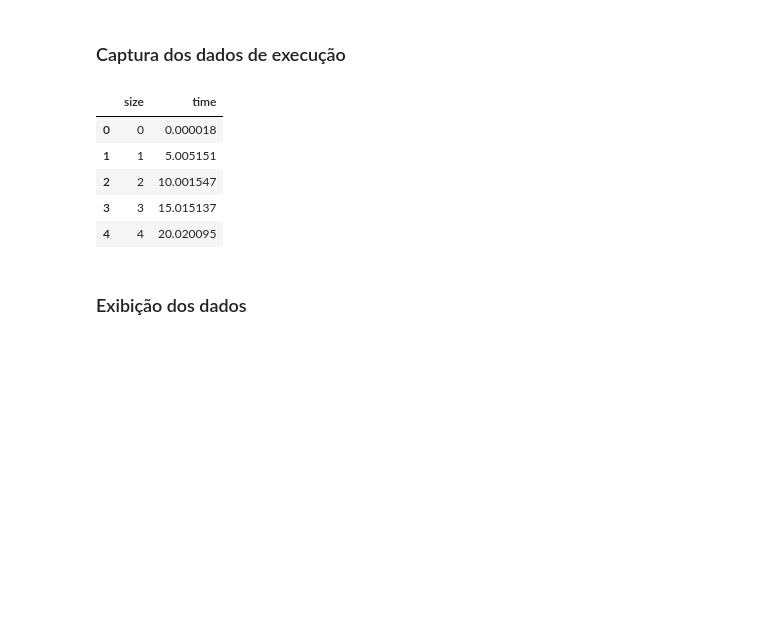
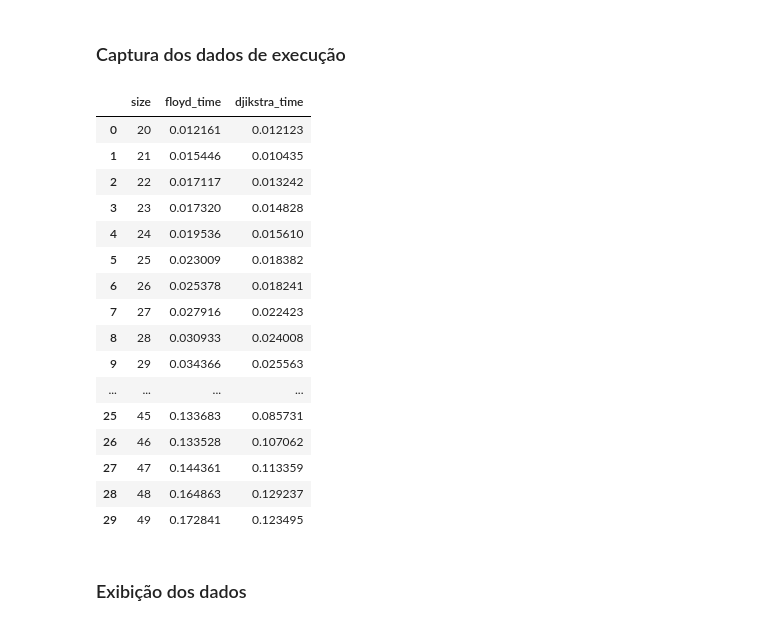
Before and after one commit to RonildoSilva/Avalia-o-Te-rica---Floyd-x-Dijkstra, a Jupyter notebook: Submissão_2_[Floyd_x_Dijkstra]_(Avaliação_Teórica).ipynb, the cells around one changed output. Saved outputs shown, nothing was run; the diff lists cells and outputs as text; code cells hidden in the pictures; blank space fills up the shorter version.

```diff
--- a/Submissão_2_[Floyd_x_Dijkstra]_(Avaliação_Teórica).ipynb
+++ b/Submissão_2_[Floyd_x_Dijkstra]_(Avaliação_Teórica).ipynb
@@ -139,3 +124,43 @@ for i in range(N):
+# %%
+import random
+import time
+import numpy as np
+
+# estrutura dos dados
+size_time_data = list()
+cols = ['size', 'floyd_time', 'djikstra_time']
+
+# semente aleatoria
+np.random.seed(42)
+
+# menor valor numero de vertices
+N = 20
+# maior valor numero de vertices
+M = 50
+
+for i in range(N, M):
+
+    # gera um grafo de n vertices
+    graph = np.random.randint(100, size=(i,i))
+
+    # atribui a diagonal, valores iguais a 0
+    np.fill_diagonal(graph, 0)
+
+    # floyd
+    start_floyd = time.time()
+    floyd_warshall(graph)
+    end_floyd = time.time()
+
+    delta_time_floyd = end_floyd - start_floyd
+
+    # djikstra
+    start_djikstra = time.time()
+    n_djikstra(graph)
+    end_djikstra = time.time()
+
+    delta_time_djikstra = end_djikstra - start_djikstra
+
+    size_time_data.append([i, delta_time_floyd, delta_time_djikstra])
 # %% [markdown]
 ### Captura dos dados de execução
 # %%
@@ -145,12 +170,23 @@ df_dijkstra = pd.DataFrame(size_time_data, columns=cols)
-# %%
-df_dijkstra
-# %% [output]
-|  | size | time |
-| 0 | 0 | 0.000018 |
-| 1 | 1 | 5.005151 |
-| 2 | 2 | 10.001547 |
-| 3 | 3 | 15.015137 |
-| 4 | 4 | 20.020095 |
+# %%
+df_fl_dj
+# %% [output]
+|  | size | floyd_time | djikstra_time |
+| 0 | 20 | 0.012161 | 0.012123 |
+| 1 | 21 | 0.015446 | 0.010435 |
+| 2 | 22 | 0.017117 | 0.013242 |
+| 3 | 23 | 0.017320 | 0.014828 |
+| 4 | 24 | 0.019536 | 0.015610 |
+| 5 | 25 | 0.023009 | 0.018382 |
+| 6 | 26 | 0.025378 | 0.018241 |
+| 7 | 27 | 0.027916 | 0.022423 |
+| 8 | 28 | 0.030933 | 0.024008 |
+| 9 | 29 | 0.034366 | 0.025563 |
+| ... | ... | ... | ... |
+| 25 | 45 | 0.133683 | 0.085731 |
+| 26 | 46 | 0.133528 | 0.107062 |
+| 27 | 47 | 0.144361 | 0.113359 |
+| 28 | 48 | 0.164863 | 0.129237 |
+| 29 | 49 | 0.172841 | 0.123495 |
 # %% [markdown]
 ### Exibição dos dados
 # %%
```
Also changed, not shown: parts of 4 cells of this notebook.
